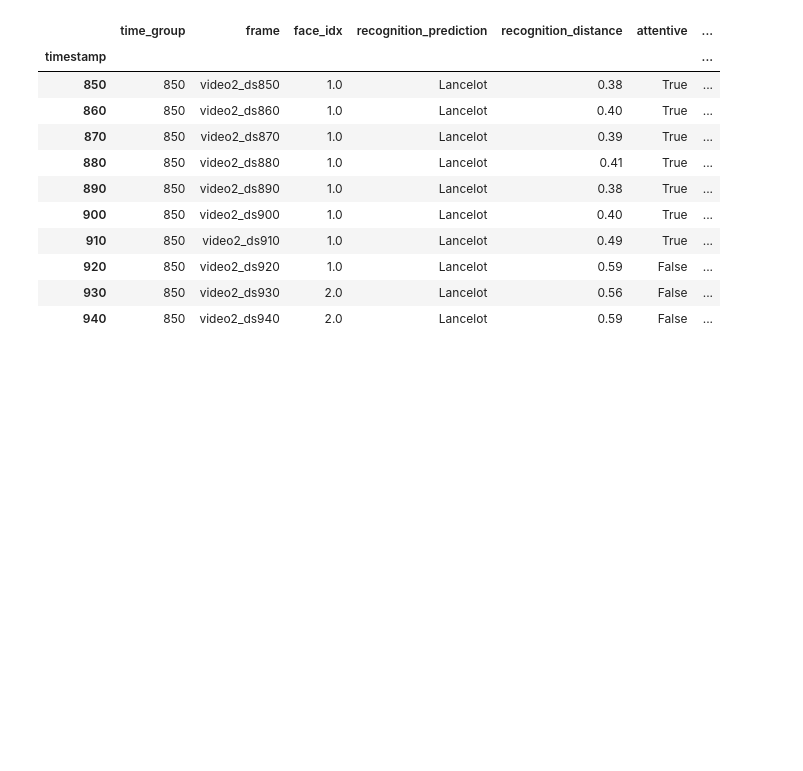
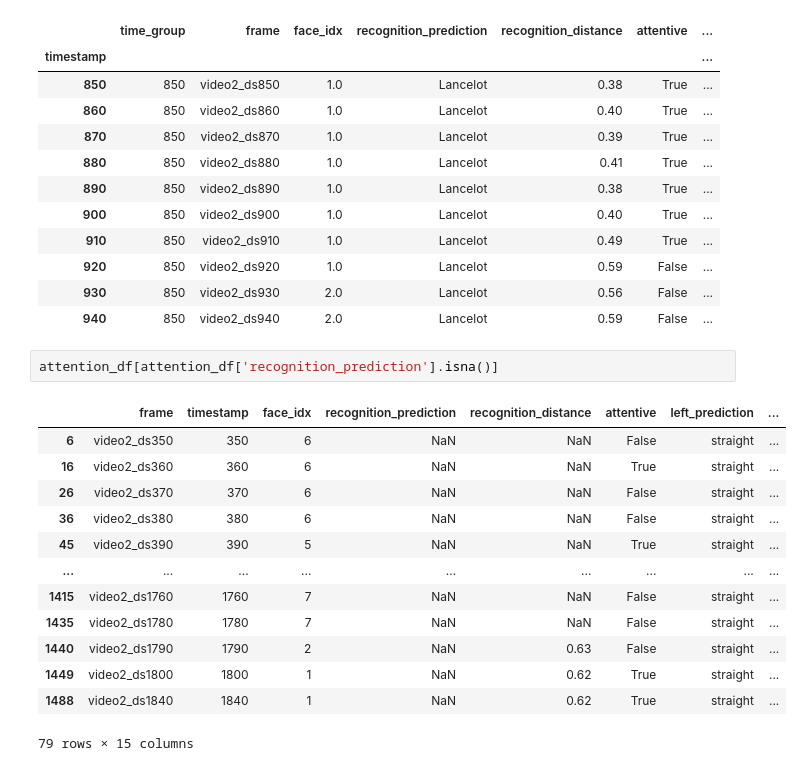
Before and after one commit to aminelah0/attention-meter, a Jupyter notebook: notebooks/output_df.ipynb, the cells around one changed output. Drawn from its saved outputs; the diff is of its cells as text; blank space fills up the shorter version.

```diff
--- a/notebooks/output_df.ipynb
+++ b/notebooks/output_df.ipynb
@@ -192,3 +194,19 @@ person_df.loc[850:949]
 | 920 | 850 | video2_ds920 | 1.0 | Lancelot | 0.59 | False | ... |
 | 930 | 850 | video2_ds930 | 2.0 | Lancelot | 0.56 | False | ... |
 | 940 | 850 | video2_ds940 | 2.0 | Lancelot | 0.59 | False | ... |
+# %%
+attention_df[attention_df['recognition_prediction'].isna()]
+# %% [output]
+|  | frame | timestamp | face_idx | recognition_prediction | recognition_distance | attentive | left_prediction | ... |
+| 6 | video2_ds350 | 350 | 6 | NaN | NaN | False | straight | ... |
+| 16 | video2_ds360 | 360 | 6 | NaN | NaN | True | straight | ... |
+| 26 | video2_ds370 | 370 | 6 | NaN | NaN | False | straight | ... |
+| 36 | video2_ds380 | 380 | 6 | NaN | NaN | False | straight | ... |
+| 45 | video2_ds390 | 390 | 5 | NaN | NaN | True | straight | ... |
+| ... | ... | ... | ... | ... | ... | ... | ... | ... |
+| 1415 | video2_ds1760 | 1760 | 7 | NaN | NaN | False | straight | ... |
+| 1435 | video2_ds1780 | 1780 | 7 | NaN | NaN | False | straight | ... |
+| 1440 | video2_ds1790 | 1790 | 2 | NaN | 0.63 | False | straight | ... |
+| 1449 | video2_ds1800 | 1800 | 1 | NaN | 0.62 | True | straight | ... |
+| 1488 | video2_ds1840 | 1840 | 1 | NaN | 0.62 | True | straight | ... |
+79 rows × 15 columns
```
Also changed, not shown: parts of 1 cell of this notebook, 5 other files.
